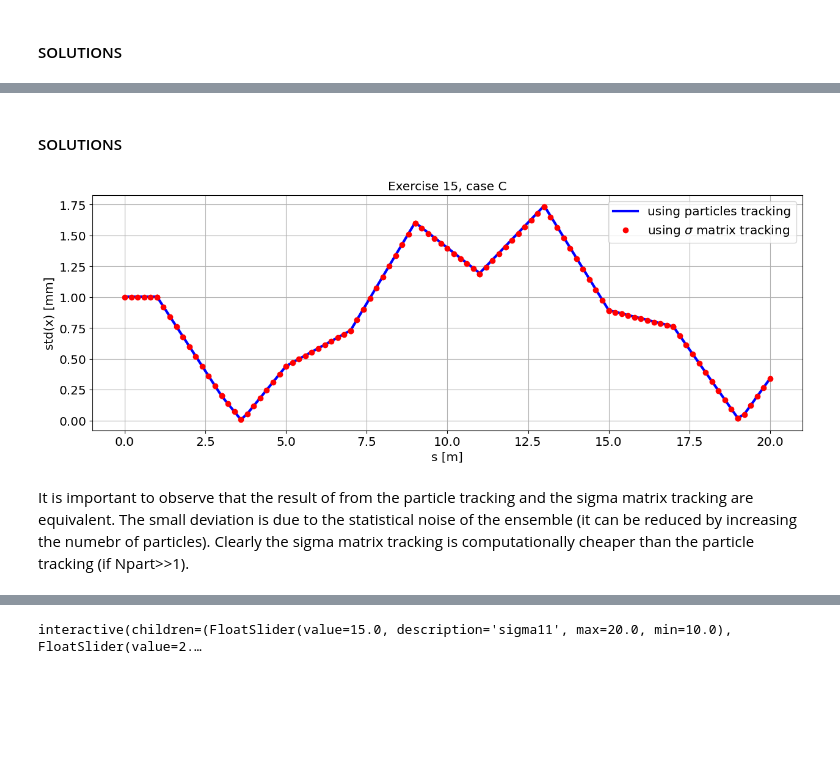
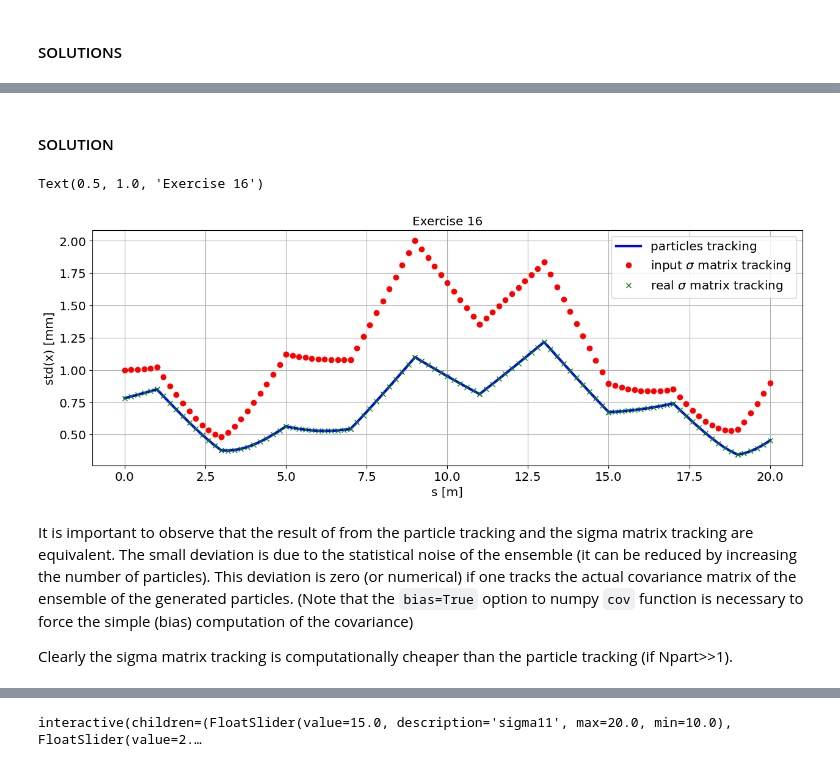
Before and after one commit to cerncas/hands-on-lattice-exercises, a Jupyter notebook: Exercises_Solutions.ipynb, the cells around one changed output, grey strips where cells are left out. Cells and saved outputs as stored; diff of their text form; code cells hidden in the pictures; blank space fills up the shorter version.

```diff
--- a/Exercises_Solutions.ipynb
+++ b/Exercises_Solutions.ipynb
@@ -807,9 +820,9 @@ beamline = 5*D(L/10)+Q(f)+10*D(L/(10))+Q(-f)+5*D(L/10)
 
 
 X = np.array([[0],[0.001]])
-output = transportParticles(X, 100*beamline)
+transported_particles = transportParticles(X, 100*beamline)
 
-plt.plot(transported_particles['s'], transported_particles['x']*1e3, 'o-b', lw=3)
+plt.plot(transported_particles['s'], transported_particles['x'], 'o-b', lw=3)
 plt.grid(True)
 plt.xlabel('s [m]')
 plt.ylabel('x [mm]', color='b')
@@ -819,7 +832,7 @@ plt.tick_params(axis='y', labelcolor='b')
 ax2 = plt.twinx()
 plt.ylabel("x' [mrad]", color='r')
 plt.tick_params(axis='y', labelcolor='r')
-plt.plot(transported_particles['s'], transported_particles['xp']*1e3, 's-r', lw=3)
+plt.plot(transported_particles['s'], transported_particles['xp'], 's-r', lw=3)
 plt.title('Exercise 10')
 # %% [output]
 Text(0.5, 1.0, 'Exercise 10')
@@ -994,15 +1024,15 @@ fodo_lattice = 5*D(L_2/10)+Q(-f)+10*D(L_2/10)+Q(f)+5*D(L_2/10)
 Npart = 10000
 beam = np.random.randn(2, Npart)
 x0 = 0
-xp0 = 1e-3
-sigx = 1e-3
-sigxp = 0.5e-3
+xp0 = 1
+sigx = 1
+sigxp = 0.5
 beam[0,:] = sigx*beam[0,:]+x0
 beam[1,:] = sigxp*beam[1,:]+xp0
 
-output = transportParticles(beam, 5*fodo_lattice)
+transported_particles = transportParticles(beam, 5*fodo_lattice)
 
-plt.plot(transported_particles['s'], np.std(transported_particles['x'],0)*1e3, 'o-b', lw=3)
+plt.plot(transported_particles['s'], np.std(transported_particles['x'],1), 'o-b', lw=3)
 plt.grid(True)
 plt.xlabel('s [m]')
 plt.ylabel('std(x) [mm]', color='b')
@@ -1011,8 +1041,7 @@ plt.tick_params(axis='y', labelcolor='b')
 ax2 = plt.twinx()  # instantiate a second axes that shares the same x-axis
 plt.ylabel("std(x') [mrad]", color='r')
 plt.tick_params(axis='y', labelcolor='r')
-plt.plot(transported_particles['s'], np.std(transported_particles['xp'],0)*1e3, 's-r', lw=3)
+plt.plot(transported_particles['s'], np.std(transported_particles['xp'],1), 's-r', lw=3)
 #plt.savefig('exercise14.pdf')
-
 plt.title('Exercise 14')
 # %% [output]
@@ -1117,57 +1156,50 @@ display (a) the average position of the particles along the beam line. Likewise,
 # %% [markdown]
-#### SOLUTIONS
+#### SOLUTION
 # %%
 #lattice
 f = 2.5
 L_2 = 2
 fodo_lattice= 5*D(L_2/10) + Q(f) + 10*D(L_2/10) + Q(-f) + 5*D(L_2/10)
 
 #prepare the beam
-Npart = 10000
+Npart = 10
 beam0 = np.random.randn(2, Npart)
 x0 = 0
 xp0 = 1
 sigx = 1
-sigxp = 0.5e-3/2
+sigxp = 0.2
 beam0[0,:] = sigx*beam0[0,:] + x0
 beam0[1,:] = sigxp*beam0[1,:] + xp0
-beamlist = [(beam0,0)]
 
-#prepare the sigma matrix
+#prepare the sigma matrix based on our inputs:
 sigma_0 = np.array([[sigx**2, 0], [0, sigxp**2]])
-output_a = transportParticles(beam0, 5*fodo_lattice)
+# alternative: if we use the covariance matrix of the generated distribution:
+sigma_real = np.cov(beam0, bias=True)
 
+# transport all particles:
+transported_particles = transportParticles(beam0, 5*fodo_lattice)
+# transport the sigma matrix only:
+transported_sigmas = transportSigmas(sigma_0, 5*fodo_lattice)
+transported_real_sigmas = transportSigmas(sigma_real, 5*fodo_lattice)
 
-def transportSigmas(sigma_0, beamline):
-    '''Transport the sigma matrix along the beamline'''
-    coords = [sigma_0]
-    s = [0]
-    for elements in beamline:
-        coords.append(elements['matrix'] @ coords[-1] @ elements['matrix'].transpose())
-        s.append(s[-1] + elements['length'])
-    coords = np.array(coords)
-    s = np.array(s)
-    return {'sigma11': coords[0][0],
-            'sigma12': coords[0][1],
-            'sigma21': coords[1][0], # equal to sigma12
-            'sigma22': coords[1][1],
-            's':  s,
-            'coords': coords,}
-
-output_b = transportSigmas(sigma_0, 5*fodo_lattice)
-
-plt.plot(output_a['s'], np.std(output_a['x'],0), '-b', lw=3, label='using particles tracking')
-plt.plot(output_b['s'], np.sqrt(output_b['sigma11']), 'or', lw=3, label='using $\sigma$ matrix tracking')
+# plot all estimation of beam size:
+plt.plot(transported_particles['s'],   np.std(transported_particles['x'],1), '-b', lw=3, label='particles tracking')
+plt.plot(transported_sigmas['s'],      np.sqrt(transported_sigmas['sigma11']), 'or', lw=3, label='input $\sigma$ matrix tracking')
+plt.plot(transported_real_sigmas['s'], np.sqrt(transported_real_sigmas['sigma11']), 'xg', lw=3, label='real $\sigma$ matrix tracking')
 plt.grid(True)
 plt.xlabel('s [m]')
 plt.ylabel('std(x) [mm]')
 plt.legend()
 
 # For saving the figure
-plt.savefig('exercise_15.pdf')
-plt.title('Exercise 15, case C');
+#plt.savefig('exercise_16.pdf')
+plt.title('Exercise 16')
 # %% [output]
+Text(0.5, 1.0, 'Exercise 16')
-[figure, old version]
+[figure, new version]
 # %% [markdown]
-It is important to observe that the result of from the particle tracking and the sigma matrix tracking are equivalent. The small deviation is due to the statistical noise of the ensemble (it can be reduced by increasing the numebr of particles).
+It is important to observe that the result of from the particle tracking and the sigma matrix tracking are equivalent.
+The small deviation is due to the statistical noise of the ensemble (it can be reduced by increasing the number of particles).
+This deviation is zero (or numerical) if one tracks the actual covariance matrix of the ensemble of the generated particles. (Note that the `bias=True` option to numpy `cov` function is necessary to force the simple (bias) computation of the covariance)
+
 Clearly the sigma matrix tracking is computationally cheaper than the particle tracking (if Npart>>1).
```
Also changed, not shown: parts of 122 cells of this notebook.
